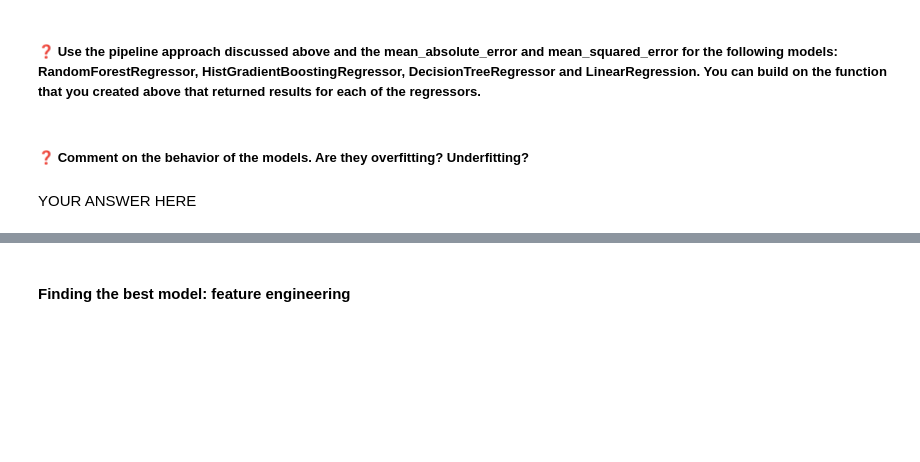
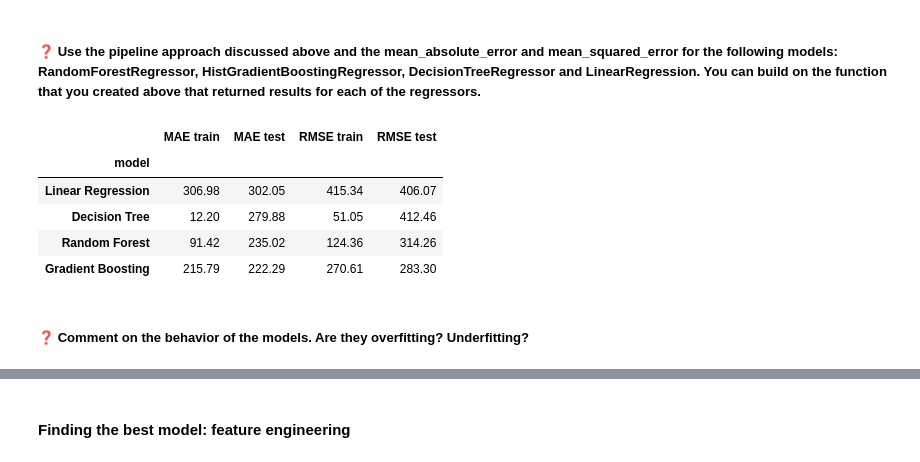
Before and after one commit to jmtiucll/daml-2627-student, a Jupyter notebook: lab6_ti/lab_6_machine_learning_pt3.ipynb, the cells around one changed output, grey strips where cells are left out. Cells and saved outputs as stored; diff of their text form; code cells hidden in the pictures; blank space fills up the shorter version.

```diff
--- a/lab6_ti/lab_6_machine_learning_pt3.ipynb
+++ b/lab6_ti/lab_6_machine_learning_pt3.ipynb
@@ -235,4 +255,46 @@ from sklearn.metrics import mean_absolute_error, mean_squared_error
+# %%
+# Functies uit labo 5, licht aangepast: root_mean_squared_error bestaat nu ook in sklearn
+def train_models(models: dict, preprocessing, X_train, y_train, X_test) -> list[tuple]:
+    """Traint elk model in een pipeline en geeft (naam, train-voorspellingen, test-voorspellingen) terug."""
+    results = []
+    for name, model in models.items():
+        pipe = make_pipeline(preprocessing, model)
+        pipe.fit(X_train, y_train)
+        predictions_train = pipe.predict(X_train)
+        predictions_test = pipe.predict(X_test)
+        results.append((name, predictions_train, predictions_test))
+    return results
+
+
+def evaluate_models(results: list[tuple], y_train, y_test) -> pd.DataFrame:
+    """Berekent MAE en RMSE op train- en testset voor elk model in results."""
+    rows = []
+    for name, predictions_train, predictions_test in results:
+        rows.append({
+            "model": name,
+            "MAE train": mean_absolute_error(y_train, predictions_train),
+            "MAE test": mean_absolute_error(y_test, predictions_test),
+            "RMSE train": root_mean_squared_error(y_train, predictions_train),
+            "RMSE test": root_mean_squared_error(y_test, predictions_test),
+        })
+    return pd.DataFrame(rows).set_index("model")
+
+
+models = {
+    "Linear Regression": LinearRegression(),
+    "Decision Tree": DecisionTreeRegressor(random_state=42),
+    "Random Forest": RandomForestRegressor(random_state=42, n_jobs=-1),
+    "Gradient Boosting": HistGradientBoostingRegressor(random_state=42),
+}
+
+results = train_models(models, preprocessing, X_train, y_train, X_test)
+evaluate_models(results, y_train, y_test)
+# %% [output]
+|  | MAE train | MAE test | RMSE train | RMSE test |
+| model |  |  |  |  |
+| Linear Regression | 306.98 | 302.05 | 415.34 | 406.07 |
+| Decision Tree | 12.20 | 279.88 | 51.05 | 412.46 |
+| Random Forest | 91.42 | 235.02 | 124.36 | 314.26 |
+| Gradient Boosting | 215.79 | 222.29 | 270.61 | 283.30 |
 # %% [markdown]
 ##### ❓ Comment on the behavior of the models. Are they overfitting? Underfitting?
-# %% [markdown]
-YOUR ANSWER HERE
```
Also changed, not shown: parts of 45 cells of this notebook.
